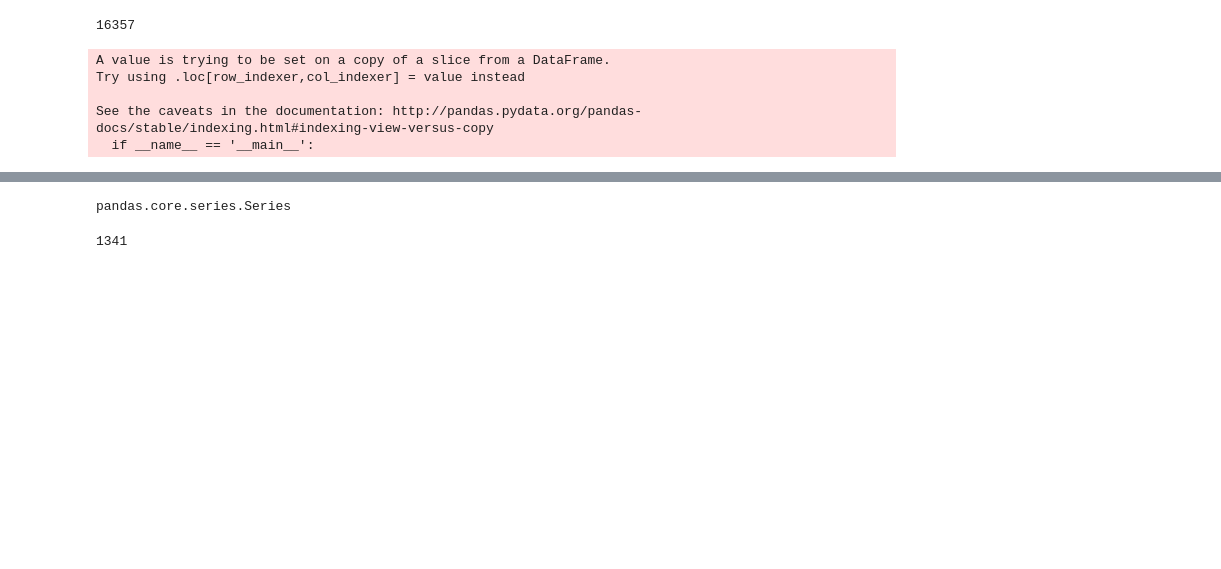
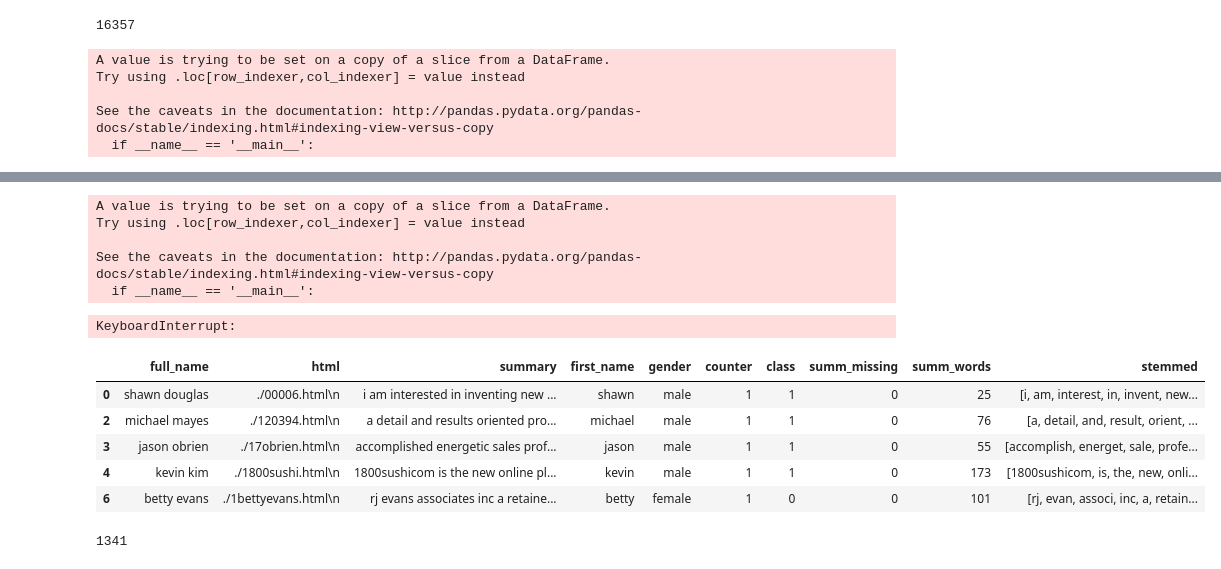
Before and after one commit to zhanghaizhen/projectRiley, a Jupyter notebook: code/summary_eda.ipynb, the cells around one changed output, grey strips where cells are left out. Cells and saved outputs as stored; diff of their text form; code cells hidden in the pictures; blank space fills up the shorter version.

```diff
--- a/code/summary_eda.ipynb
+++ b/code/summary_eda.ipynb
@@ -292,0 +327,8 @@ See the caveats in the documentation: http://pandas.pydata.org/pandas-docs/stabl
+# %%
+summary_df2['stemmed'] = summary_df2['summary'].apply(lambda x: stem_summary(x))
+# %% [output]
+A value is trying to be set on a copy of a slice from a DataFrame.
+Try using .loc[row_indexer,col_indexer] = value instead
+
+See the caveats in the documentation: http://pandas.pydata.org/pandas-docs/stable/indexing.html#indexing-view-versus-copy
+  if __name__ == '__main__':
@@ -293,10 +337,19 @@ See the caveats in the documentation: http://pandas.pydata.org/pandas-docs/stabl
+# %%
+toks = [tokenize(x) for x in t]
+# %% [output]
+KeyboardInterrupt:
+# %%
+summary_df2.head()
+# %% [output]
+|  | full_name | html | summary | first_name | gender | counter | class | summ_missing | summ_words | stemmed |
+| 0 | shawn douglas | ./00006.html\n | i am interested in inventing new ... | shawn | male | 1 | 1 | 0 | 25 | [i, am, interest, in, invent, new... |
+| 2 | michael mayes | ./120394.html\n | a detail and results oriented pro... | michael | male | 1 | 1 | 0 | 76 | [a, detail, and, result, orient, ... |
+| 3 | jason obrien | ./17obrien.html\n | accomplished energetic sales prof... | jason | male | 1 | 1 | 0 | 55 | [accomplish, energet, sale, profe... |
+| 4 | kevin kim | ./1800sushi.html\n | 1800sushicom is the new online pl... | kevin | male | 1 | 1 | 0 | 173 | [1800sushicom, is, the, new, onli... |
+| 6 | betty evans | ./1bettyevans.html\n | rj evans associates inc a retaine... | betty | female | 1 | 0 | 0 | 101 | [rj, evan, associ, inc, a, retain... |
 # %%
 
 X_train, X_test, y_train, y_test = train_test_split(summary_df2['summary'], summary_df2['class'], test_size=0.3, random_state=0)
-# %%
-type(X_train)
-# %% [output]
-pandas.core.series.Series
 # %%
 temp = np.array(y_test)
 
```
Also changed, not shown: parts of 58 cells of this notebook.
